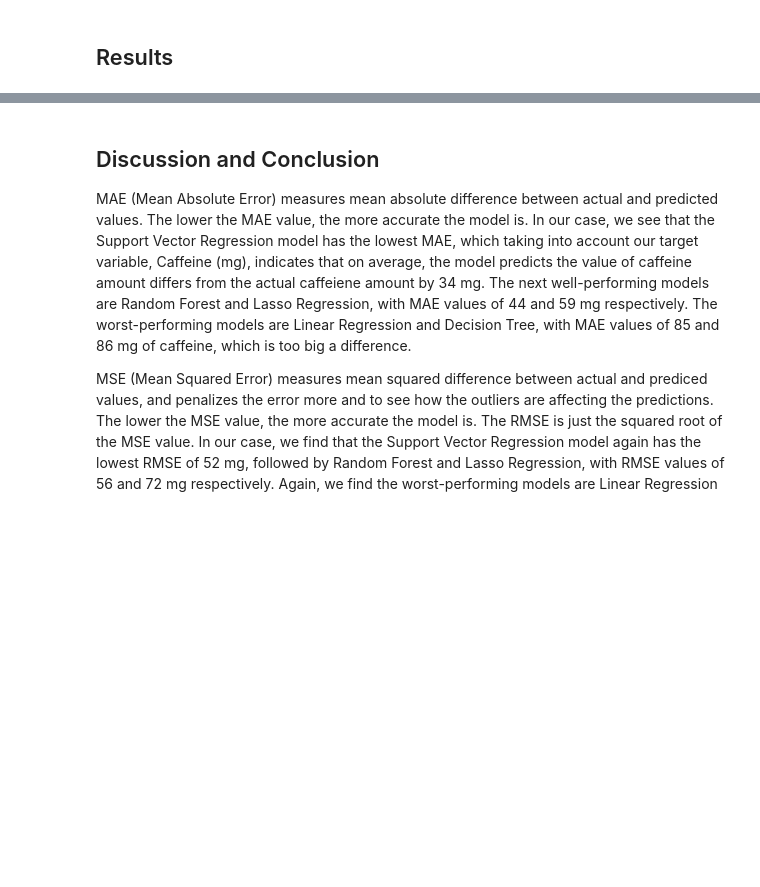
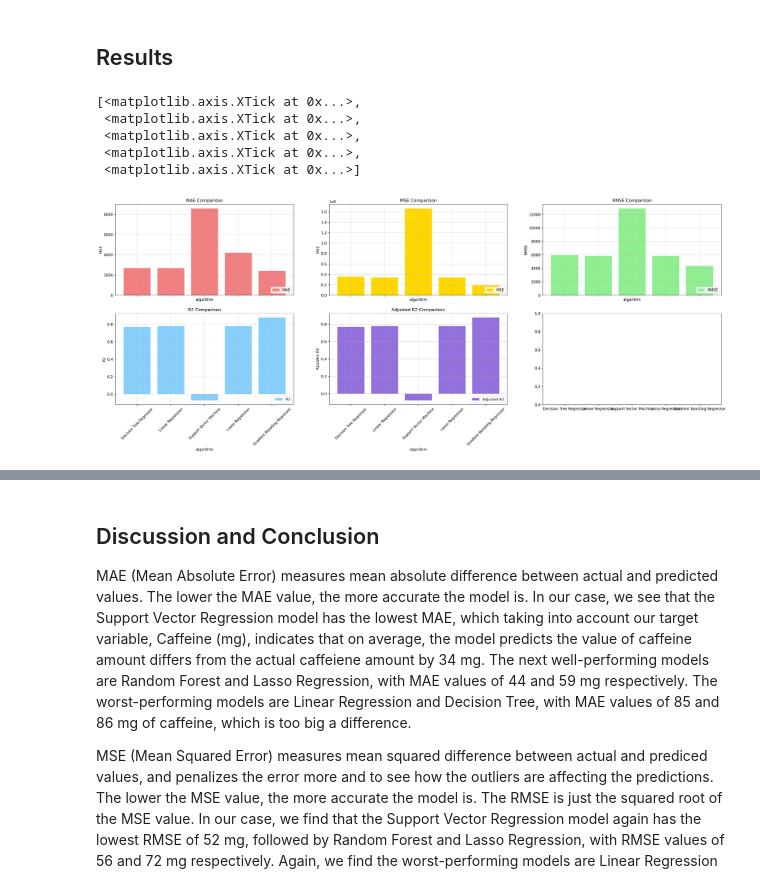
Before and after one commit to awesomecosmos/Insurance-Predictions, a Jupyter notebook: final_project.ipynb, the cells around one changed output, grey strips where cells are left out. Saved outputs shown, nothing was run; the diff lists cells and outputs as text; code cells hidden in the pictures; blank space fills up the shorter version.

Commit message:
added results comparison plot

```diff
--- a/final_project.ipynb
+++ b/final_project.ipynb
@@ -395,6 +482,7 @@ svr_model.fit(X_train, y_train)
 y_pred = svr_model.predict(X_test)
 
 # Evaluate the model using Mean Squared Error and R-squared
+mae = mean_absolute_error(y_test, y_pred)
 mse = mean_squared_error(y_test, y_pred)
 r2 = r2_score(y_test, y_pred)
 
@@ -472,6 +591,7 @@ lasso_model.fit(X_train, y_train)
 y_pred = lasso_model.predict(X_test)
 
 # Evaluate the model using Mean Squared Error and R-squared
+mae = mean_absolute_error(y_test, y_pred)
 mse = mean_squared_error(y_test, y_pred)
 r2 = r2_score(y_test, y_pred)
 
@@ -545,6 +716,7 @@ gb_regressor.fit(X_train, y_train)
 y_pred_gb = gb_regressor.predict(X_test)
 
 # Evaluate the Gradient Boosting Regressor model using Mean Squared Error and R-squared
+mae_gb = mean_absolute_error(y_test, y_pred_gb)
 mse_gb = mean_squared_error(y_test, y_pred_gb)
 r2_gb = r2_score(y_test, y_pred_gb)
 
@@ -553,3 +725,13 @@ print("Gradient Boosting Regressor R-squared:", r2_gb)
 # %% [output]
 Gradient Boosting Regressor Mean Squared Error: 18979979.039642848
 Gradient Boosting Regressor R-squared: 0.8777447077520979
+# %%
+normal_results.loc[len(normal_results)] = [
+    "Gradient Boosting Regressor",
+    mae_gb, # mae
+    mse_gb, # mse
+    np.sqrt(mse_gb), # rmse
+    r2_gb, # r2
+    a_rsquare(X, r2_gb) # adjusted r2
+]
+normal_results
@@ -834,12 +1029,12 @@ NameError: name 'StandardScaler' is not defined
 # %%
 # comparing all metrics for this stage of analysis
 fig, ax = plt.subplots(2, 3, sharex=True, sharey=False, figsize=(30, 10), dpi=300)
-x_labels = results['ml_algorithm']
+x_labels = normal_results['ml_algorithm']
 indices = np.arange(len(x_labels))
 width = 0.3
 
 #row=0, col=0
-ax[0,0].bar(indices,results['mae'],color="lightcoral",alpha=1,label="MAE")
+ax[0,0].bar(indices,normal_results['mae'],color="lightcoral",alpha=1,label="MAE")
 ax[0,0].grid(True,alpha=0.5)
 # ax[0,0].set_ylim(0,1)
 ax[0,0].set_xlabel("algorithm")
@@ -849,7 +1044,7 @@ ax[0,0].legend(loc='lower right')
 ax[0,0].set_xticks(indices, x_labels, rotation=45)
 
 #row=0, col=1
-ax[0,1].bar(indices,results['mse'],color="gold",alpha=1,label="MSE")
+ax[0,1].bar(indices,normal_results['mse'],color="gold",alpha=1,label="MSE")
 ax[0,1].grid(True,alpha=0.5)
 # ax[0,1].set_ylim(0,1)
 ax[0,1].set_xlabel("algorithm")
@@ -858,42 +1053,49 @@ ax[0,1].set_title("MSE Comparison")
 ax[0,1].legend(loc='lower right')
 ax[0,1].set_xticks(indices, x_labels, rotation=45)
 
 #row=0, col=2
-ax[0,2].bar(indices,results['rmse'],color="lightgreen",alpha=1,label="RMSE")
+ax[0,2].bar(indices,normal_results['rmse'],color="lightgreen",alpha=1,label="RMSE")
 ax[0,2].grid(True,alpha=0.5)
 # ax[0,2].set_ylim(0,1)
 ax[0,2].set_xlabel("algorithm")
 ax[0,2].set_ylabel("RMSE")
 ax[0,2].set_title("RMSE Comparison")
 ax[0,2].legend(loc='lower right')
 ax[0,2].set_xticks(indices, x_labels, rotation=45)
 
 #row=1, col=0
-ax[1,0].bar(indices,results['r2'],color="lightskyblue",alpha=1,label="R2")
+ax[1,0].bar(indices,normal_results['r2'],color="lightskyblue",alpha=1,label="R2")
 ax[1,0].grid(True,alpha=0.5)
 # ax[1,0].set_ylim(0,1)
 ax[1,0].set_xlabel("algorithm")
 ax[1,0].set_ylabel("R2")
 ax[1,0].set_title("R2 Comparison")
 ax[1,0].legend(loc='lower right')
 ax[1,0].set_xticks(indices, x_labels, rotation=45)
 
 #row=1, col=1
-ax[1,1].bar(indices,results['adjusted_r2'],color="mediumpurple",alpha=1,label="Adjusted R2")
+ax[1,1].bar(indices,normal_results['adjusted_r2'],color="mediumpurple",alpha=1,label="Adjusted R2")
 ax[1,1].grid(True,alpha=0.5)
 # ax[1,1].set_ylim(0,1)
 ax[1,1].set_xlabel("algorithm")
 ax[1,1].set_ylabel("Adjusted R2")
 ax[1,1].set_title("Adjusted R2 Comparison")
 ax[1,1].legend(loc='lower right')
 ax[1,1].set_xticks(indices, x_labels, rotation=45)
 
-#row=1, col=2
-ax[1,2].bar(indices,results['cross_val'],color="darkgrey",alpha=1,label="Cross-Validation Score")
-ax[1,2].grid(True,alpha=0.5)
-# ax[1,2].set_ylim(0,1)
-ax[1,2].set_xlabel("algorithm")
-ax[1,2].set_ylabel("Mean Cross-Validation Score")
-ax[1,2].set_title("Mean Cross-Validation Score Comparison")
-ax[1,2].legend(loc='lower right')
-ax[1,2].set_xticks(indices, x_labels, rotation=45)
+# #row=1, col=2
+# ax[1,2].bar(indices,normal_results['adjusted_r2'],color="darkgrey",alpha=1,label="Cross-Validation Score")
+# ax[1,2].grid(True,alpha=0.5)
+# # ax[1,2].set_ylim(0,1)
+# ax[1,2].set_xlabel("algorithm")
+# ax[1,2].set_ylabel("Mean Cross-Validation Score")
+# ax[1,2].set_title("Mean Cross-Validation Score Comparison")
+# ax[1,2].legend(loc='lower right')
+# ax[1,2].set_xticks(indices, x_labels, rotation=45)
+# %% [output]
+[<matplotlib.axis.XTick at 0x...>,
+ <matplotlib.axis.XTick at 0x...>,
+ <matplotlib.axis.XTick at 0x...>,
+ <matplotlib.axis.XTick at 0x...>,
+ <matplotlib.axis.XTick at 0x...>]
+[figure, added]
```
Also changed, not shown: parts of 23 cells of this notebook.
